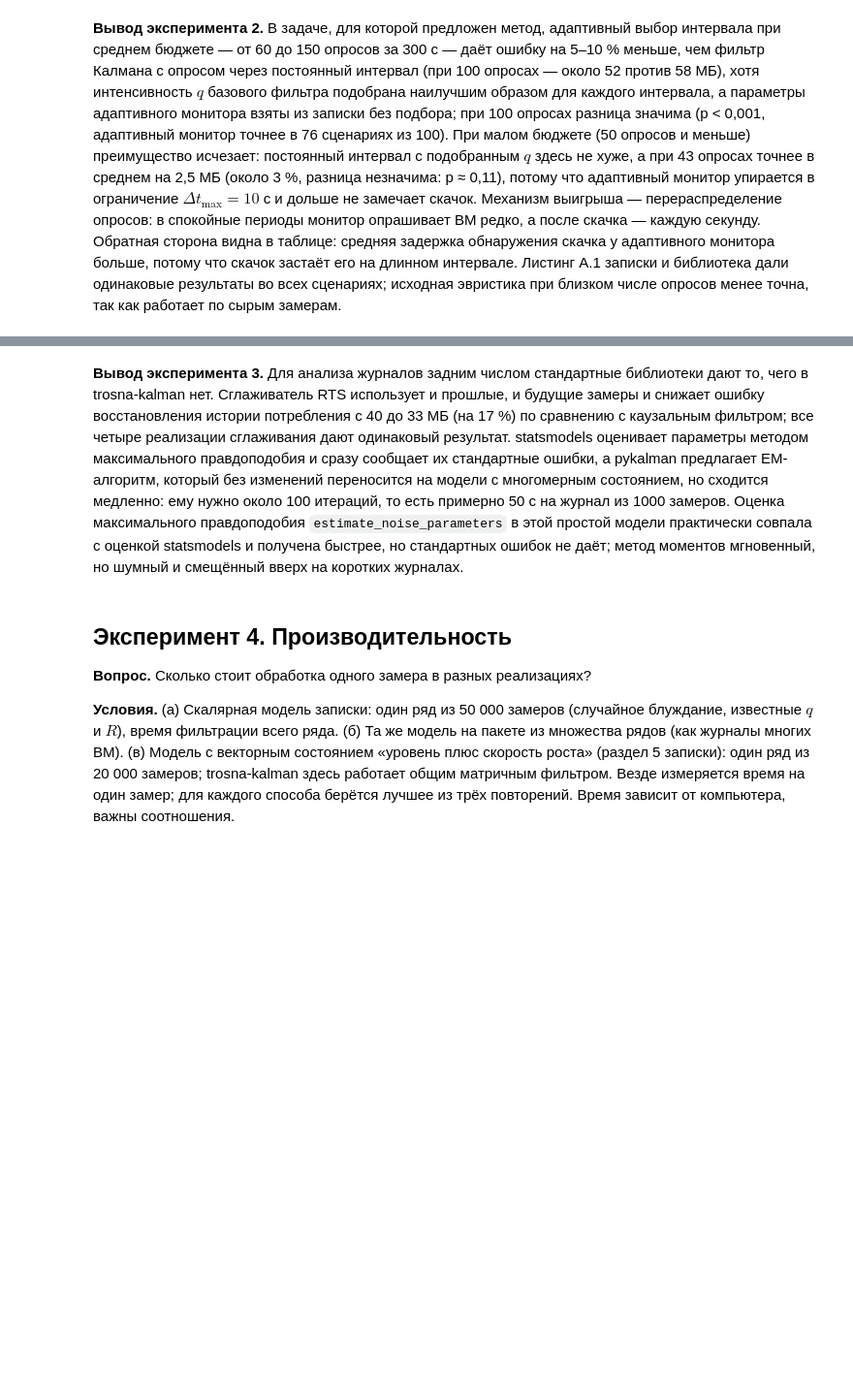
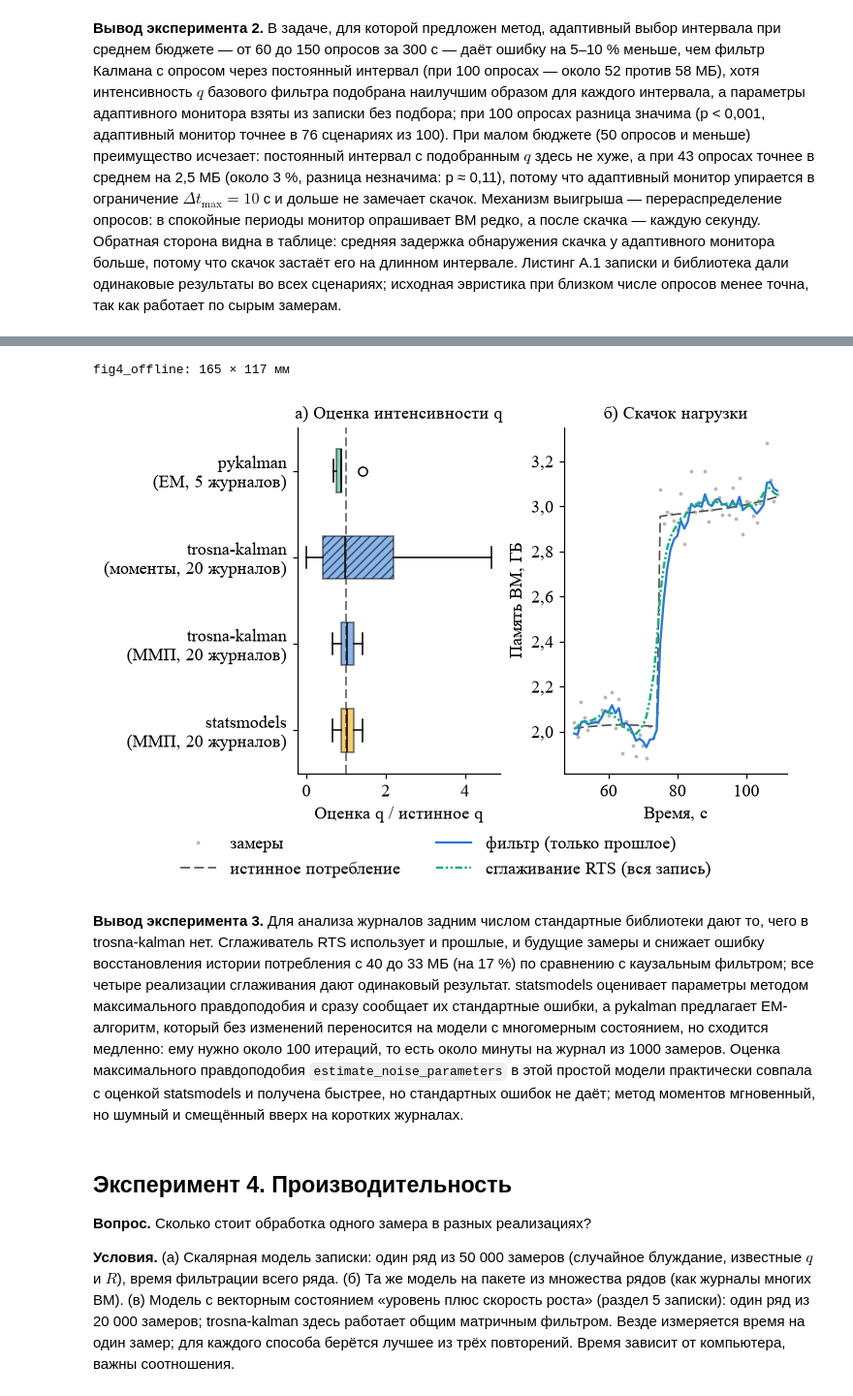
Before and after one commit to 89605502155/trosna-kalman-demo, a Jupyter notebook: comparison.ipynb, the cells around one changed output, grey strips where cells are left out. Shown at 97% size. Drawn from its saved outputs; the diff is of its cells as text; code cells hidden in the pictures; blank space fills up the shorter version.

```diff
--- a/comparison.ipynb
+++ b/comparison.ipynb
@@ -762,5 +867,5 @@ smoothing3.round(2)
 # %%
-fig, (ax_left, ax_right) = plt.subplots(1, 2, figsize=(WIDTH, 3.0), layout="constrained", gridspec_kw={"width_ratios": [1, 1.25]})
+fig, (ax_left, ax_right) = plt.subplots(1, 2, figsize=(WIDTH, 4.6), layout="constrained", gridspec_kw={"width_ratios": [1, 1.1]})
 labels = list(estimation)
 data = [np.array(estimation[name]["q"]) / Q3 for name in labels]
 colors = [COLORS["statsmodels"], COLORS["trosna-kalman"], COLORS["trosna-kalman"], COLORS["pykalman"]]
@@ -768,36 +873,39 @@ box = ax_left.boxplot(data, orientation="horizontal", widths=0.5, patch_artist=T
 for patch, color, hatch in zip(box["boxes"], colors, ["", "", "////", ""]):
     patch.set_facecolor(color)
     patch.set_alpha(0.55)
     patch.set_hatch(hatch)
 ax_left.axvline(1.0, color=COLORS["истина"], linestyle=LINESTYLES["истина"], linewidth=1.0)
 short = {
     "statsmodels (ММП)": "statsmodels\n(ММП, 20 журналов)",
     "trosna-kalman (ММП)": "trosna-kalman\n(ММП, 20 журналов)",
     "trosna-kalman (моменты)": "trosna-kalman\n(моменты, 20 журналов)",
     EM: "pykalman\n(EM, 5 журналов)",
 }
-ax_left.set_yticks(range(1, len(labels) + 1), [short[name] for name in labels], fontsize=7.5)
+ax_left.set_yticks(range(1, len(labels) + 1), [short[name] for name in labels])
 ax_left.set_xlabel("Оценка q / истинное q")
 ax_left.set_title("а) Оценка интенсивности q")
 
 s = make_scenarios(30, seed=303)[0]
 z, truth = s.measurements, s.truth
 window = slice(max(s.jump_time - 25, 0), s.jump_time + 35)
 t = s.times[window]
 pk = PyKalman(
     transition_matrices=[[1.0]], observation_matrices=[[1.0]], transition_covariance=[[q_s]],
     observation_covariance=[[r_s]], initial_state_mean=[z[0]], initial_state_covariance=[[r_s + q_s]],
 )
 ax_right.plot(t, z[window], ".", color=COLORS["замеры"], markersize=3, label="замеры")
 ax_right.plot(t, truth[window], color=COLORS["истина"], linestyle=LINESTYLES["истина"], linewidth=1.1, label="истинное потребление")
 ax_right.plot(t, by_trosna(z, q_s, r_s)[window], color=COLORS["trosna-kalman"], linewidth=1.5, label="фильтр (только прошлое)")
 ax_right.plot(t, pk.smooth(z)[0][window, 0], color=COLORS["pykalman"], linestyle=LINESTYLES["pykalman"], linewidth=1.6, label="сглаживание RTS (вся запись)")
 ax_right.set_xlabel("Время, с")
 ax_right.set_ylabel("Память ВМ, ГБ")
-ax_right.set_title("б) Фрагмент вокруг скачка нагрузки")
-ax_right.legend(loc="upper left", fontsize=7.5)
+ax_right.set_title("б) Скачок нагрузки")
+fig.legend(*ax_right.get_legend_handles_labels(), loc="outside lower center", ncol=2, frameon=False)
 save(fig, "fig4_offline")
 plt.show()
+# %% [output]
+fig4_offline: 165 × 117 мм
+[figure, added]
 # %% [markdown]
 **Вывод эксперимента 3.** Для анализа журналов задним числом стандартные
 библиотеки дают то, чего в trosna-kalman нет. Сглаживатель RTS использует и
@@ -807,7 +915,7 @@ plt.show()
 параметры методом максимального правдоподобия и сразу сообщает их
 стандартные ошибки, а pykalman предлагает EM-алгоритм, который без изменений
 переносится на модели с многомерным состоянием, но сходится медленно: ему
-нужно около 100 итераций, то есть примерно 50 с на журнал из 1000 замеров.
+нужно около 100 итераций, то есть около минуты на журнал из 1000 замеров.
 Оценка максимального правдоподобия `estimate_noise_parameters` в этой простой
 модели практически совпала с оценкой statsmodels и получена быстрее, но
 стандартных ошибок не даёт; метод моментов мгновенный, но шумный и смещённый
```
Also changed, not shown: parts of 20 cells of this notebook, 19 other files.
